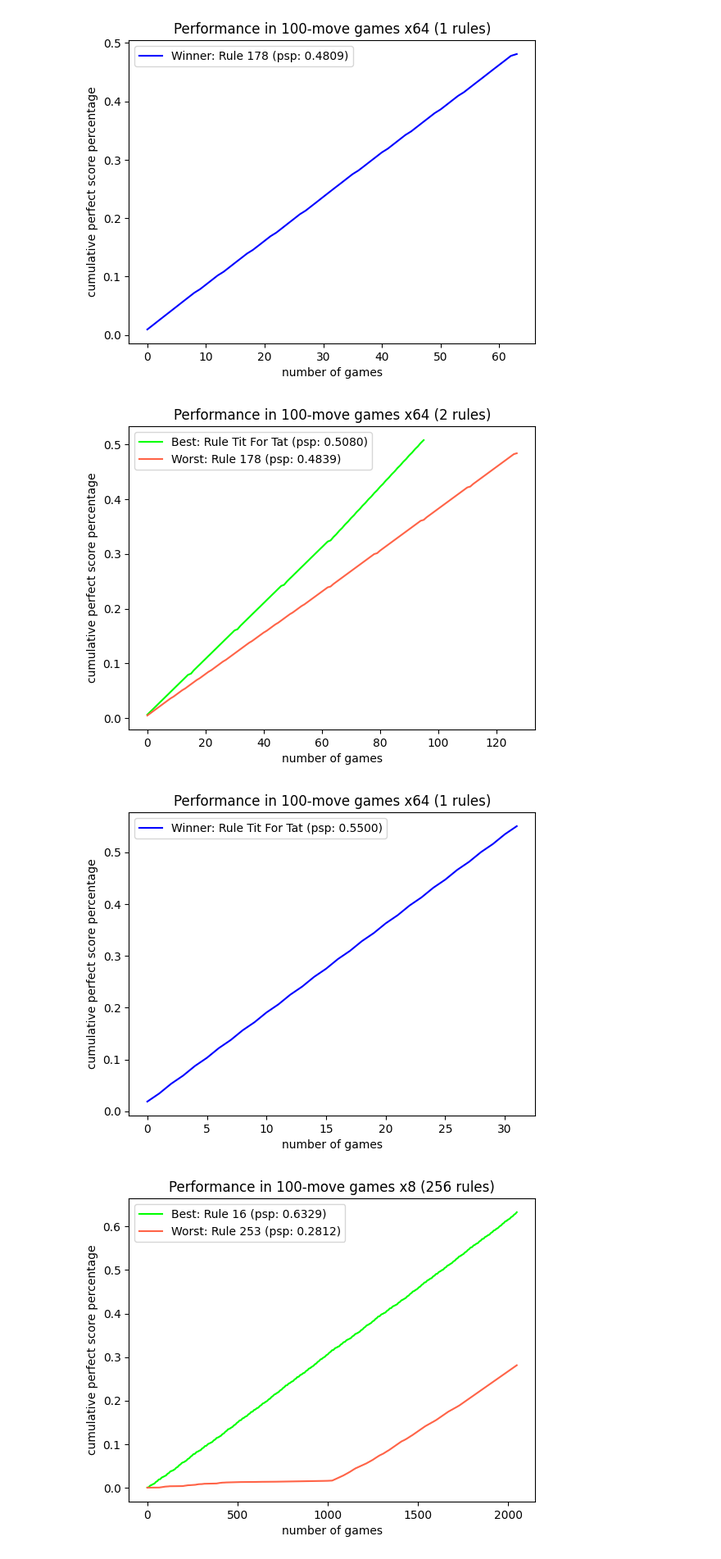
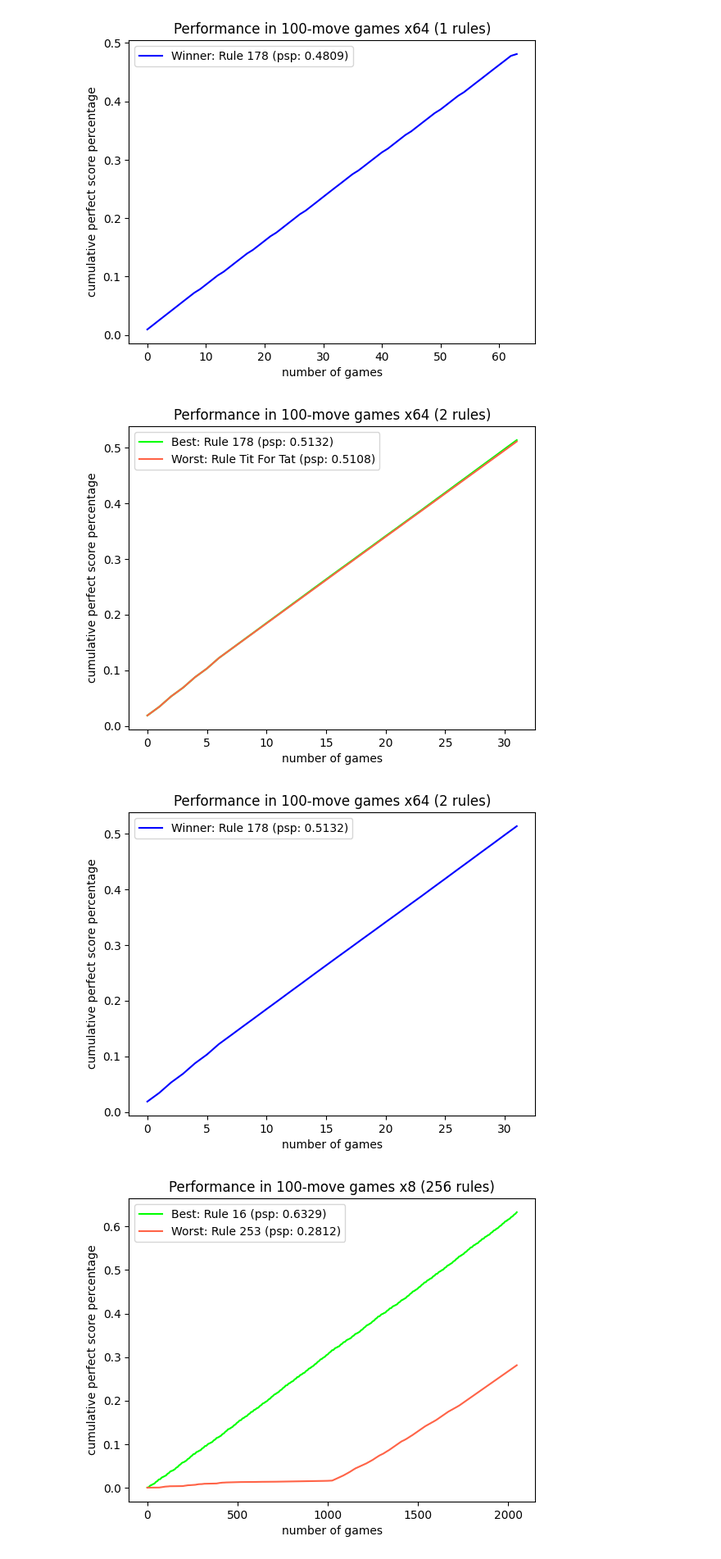
Before and after one commit to dafmontenegro/IAminirobotsUN, a Jupyter notebook: Prisoners Dilemma With Cellular Automata/prisonersDilemmaCA.ipynb, the cells around one changed output. Shown at 82% size. Drawn from its saved outputs; the diff is of its cells as text; code cells hidden in the pictures.

```diff
--- a/Prisoners Dilemma With Cellular Automata/prisonersDilemmaCA.ipynb
+++ b/Prisoners Dilemma With Cellular Automata/prisonersDilemmaCA.ipynb
@@ -92,6 +92,7 @@ class PrisonersDilemma:
 
     def __init__(self, moves, binary_states="x64", rule_numbers=list(range(256))):
         self.moves = moves
+        self.benchmark = {}
         self.positions_table = []
         self.set_rules(rule_numbers)
         self.binary_states = binary_states
@@ -99,10 +100,7 @@ class PrisonersDilemma:
     def set_rules(self, rule_numbers):
         self.rules = {}
         for rule_number in rule_numbers:
-            if rule_number == "Tit For Tat":
-                self.rules[rule_number] = TitForTat()
-            else:
-                self.rules[rule_number] = Rule(rule_number)
+            self.rules[rule_number] = Rule(rule_number)
 
     def compete(self):
         contenders = list(self.rules.keys())
@@ -113,8 +111,21 @@ class PrisonersDilemma:
                 elif self.binary_states == "x8":
                     rule.gamex8(self.rules[contender], self.moves)
             contenders = contenders[1:]
+        self.classify()
+
+    def classify(self):
         perfect_scores_percentage = [(rule.number, rule.perfect_score_percentage()) for rule in self.rules.values()]
         self.positions_table = sorted(perfect_scores_percentage, key=lambda rule_tuple: rule_tuple[1], reverse=True)
+
+    def tit_for_tat(self, rule_number):
+        self.rules = {rule_number: Rule(rule_number), "Tit For Tat": TitForTat()}
+        if self.binary_states == "x64":
+            self.rules["Tit For Tat"].gamex64(self.rules[rule_number], self.moves)
+        elif self.binary_states == "x8":
+            self.rules["Tit For Tat"].gamex8(self.rules[rule_number], self.moves)
+        self.classify()
+        self.show([self.best(), self.worst()])
+        self.show([self.best()], ["Winner: "], ["blue"])
 
     def best(self):
         return self.positions_table[0][0]
@@ -128,14 +139,20 @@ class PrisonersDilemma:
         self.set_rules([rule_tuple[0] for rule_tuple in best_half])
 
     def performance(self):
+        self.benchmark = {}
         classifications = int(math.log2(len(self.rules)))
-        for _ in range(classifications, -1, -1):
+        for i in range(classifications, -1, -1):
             self.compete()
+            best = self.best()
+            worst = self.worst()
             if len(self.rules) > 1:
-                self.show([self.best(), self.worst()])
+                self.show([best, worst])
+                self.benchmark[2**i] = {"best": best, "worst": worst}
             else:
-                self.show([self.best()], ["Winner: "], ["blue"])
+                self.show([best], ["Winner: "], ["blue"])
+                self.benchmark[2**i] = {"best": best}
             self.remove_half()
+        return self.benchmark
 
     def show(self, rule_numbers, text=["Best: ", "Worst: "], colors=["lime", "tomato"]):
         for i, rule_number in enumerate(rule_numbers):
@@ -152,7 +169,7 @@ class PrisonersDilemma:
 moves = 100
 # %%
 prisoners_dilemmax64 = PrisonersDilemma(moves, "x64")
-prisoners_dilemmax64.performance()
+performancex64 = prisoners_dilemmax64.performance()
 # %% [output]
 [figure]
 [figure]
@@ -163,11 +180,10 @@ prisoners_dilemmax64.performance()
 [figure]
 [figure]
 [figure]
-# %%
-prisoners_dilemmax64 = PrisonersDilemma(moves, "x64", [prisoners_dilemmax64.best(), "Tit For Tat"])
-prisoners_dilemmax64.performance()
-# %% [output]
-[figure, removed]
-[figure, removed]
+# %%
+prisoners_dilemmax64.tit_for_tat(performancex64[1]["best"])
+# %% [output]
+[figure, added]
+[figure, added]
 # %%
 prisoners_dilemmax8 = PrisonersDilemma(moves, "x8")
```
Also changed, not shown: parts of 3 cells of this notebook.
